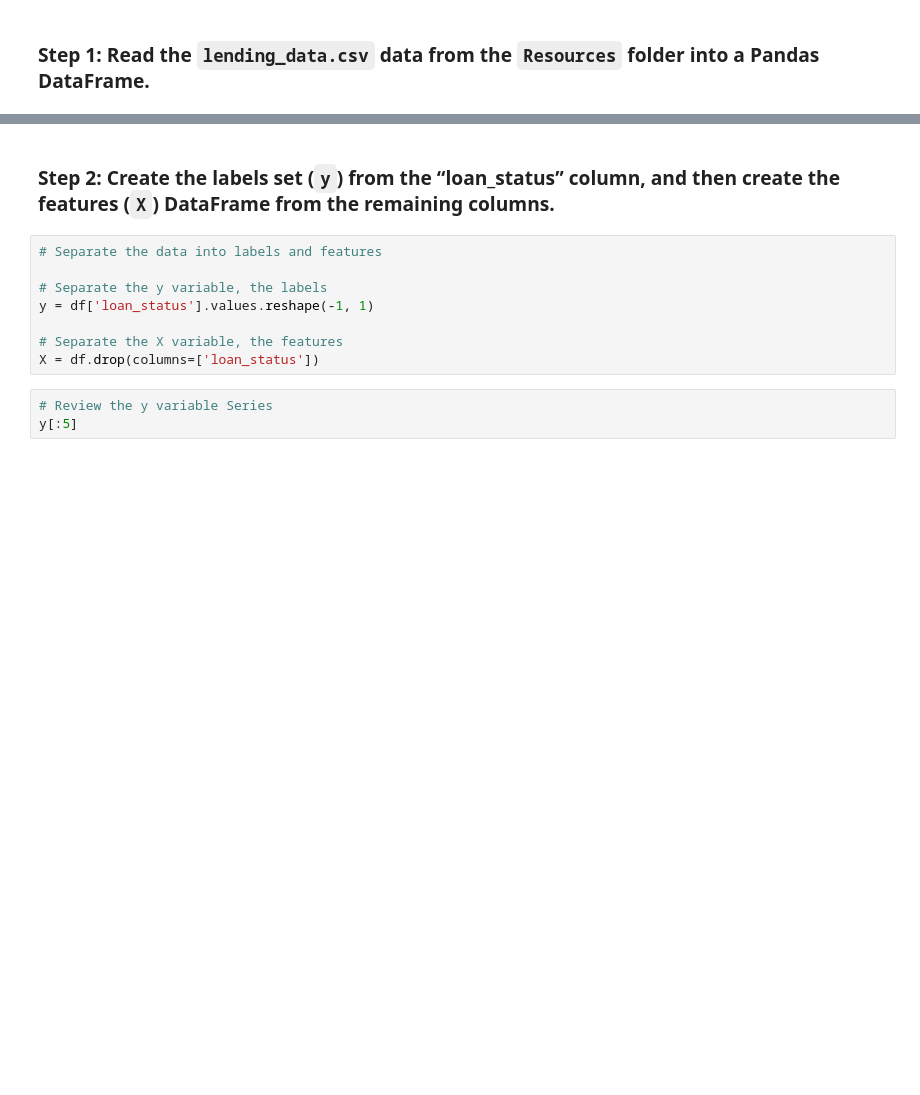
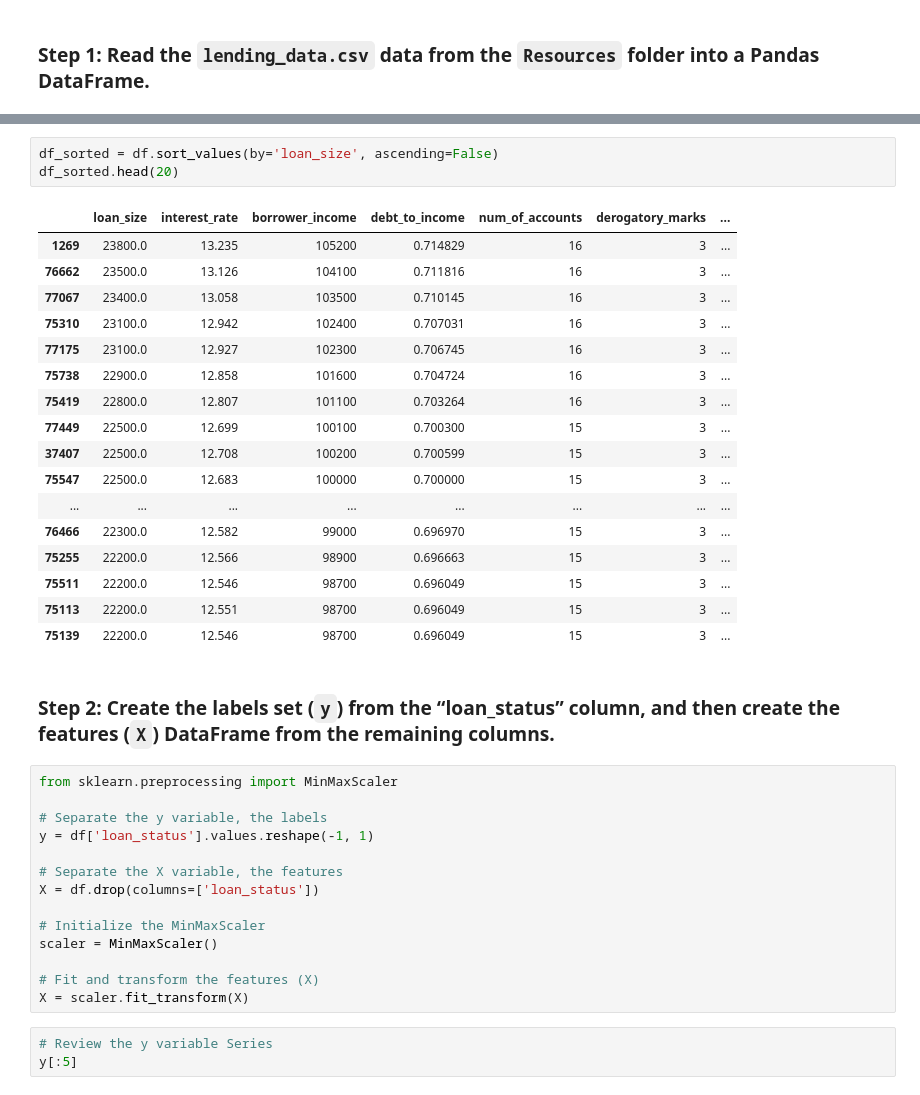
Before and after one commit to kristinaabramoff/credit-risk-supervised_ML, a Jupyter notebook: credit_risk_classification.ipynb, the cells around one changed output, grey strips where cells are left out. Cells and saved outputs as stored; diff of their text form; blank space fills up the shorter version.

```diff
--- a/credit_risk_classification.ipynb
+++ b/credit_risk_classification.ipynb
@@ -29,13 +41,40 @@ df.head()
+# %%
+df_sorted = df.sort_values(by='loan_size', ascending=False)
+df_sorted.head(20)
+# %% [output]
+|  | loan_size | interest_rate | borrower_income | debt_to_income | num_of_accounts | derogatory_marks | ... |
+| 1269 | 23800.0 | 13.235 | 105200 | 0.714829 | 16 | 3 | ... |
+| 76662 | 23500.0 | 13.126 | 104100 | 0.711816 | 16 | 3 | ... |
+| 77067 | 23400.0 | 13.058 | 103500 | 0.710145 | 16 | 3 | ... |
+| 75310 | 23100.0 | 12.942 | 102400 | 0.707031 | 16 | 3 | ... |
+| 77175 | 23100.0 | 12.927 | 102300 | 0.706745 | 16 | 3 | ... |
+| 75738 | 22900.0 | 12.858 | 101600 | 0.704724 | 16 | 3 | ... |
+| 75419 | 22800.0 | 12.807 | 101100 | 0.703264 | 16 | 3 | ... |
+| 77449 | 22500.0 | 12.699 | 100100 | 0.700300 | 15 | 3 | ... |
+| 37407 | 22500.0 | 12.708 | 100200 | 0.700599 | 15 | 3 | ... |
+| 75547 | 22500.0 | 12.683 | 100000 | 0.700000 | 15 | 3 | ... |
+| ... | ... | ... | ... | ... | ... | ... | ... |
+| 76466 | 22300.0 | 12.582 | 99000 | 0.696970 | 15 | 3 | ... |
+| 75255 | 22200.0 | 12.566 | 98900 | 0.696663 | 15 | 3 | ... |
+| 75511 | 22200.0 | 12.546 | 98700 | 0.696049 | 15 | 3 | ... |
+| 75113 | 22200.0 | 12.551 | 98700 | 0.696049 | 15 | 3 | ... |
+| 75139 | 22200.0 | 12.546 | 98700 | 0.696049 | 15 | 3 | ... |
 # %% [markdown]
 ### Step 2: Create the labels set (`y`)  from the “loan_status” column, and then create the features (`X`) DataFrame from the remaining columns.
 # %%
-# Separate the data into labels and features
+from sklearn.preprocessing import MinMaxScaler
 
 # Separate the y variable, the labels
 y = df['loan_status'].values.reshape(-1, 1)
 
 # Separate the X variable, the features
 X = df.drop(columns=['loan_status'])
+
+# Initialize the MinMaxScaler
+scaler = MinMaxScaler()
+
+# Fit and transform the features (X)
+X = scaler.fit_transform(X)
 # %%
 # Review the y variable Series
 y[:5]
```
Also changed, not shown: parts of 8 cells of this notebook, 8 other files.
